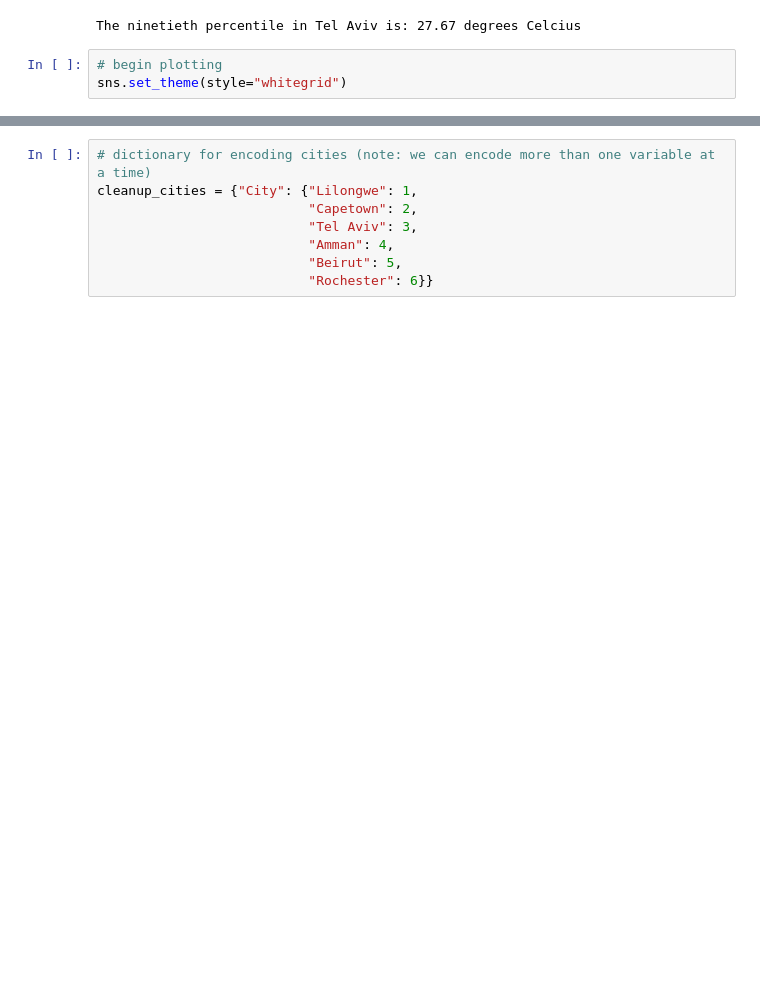
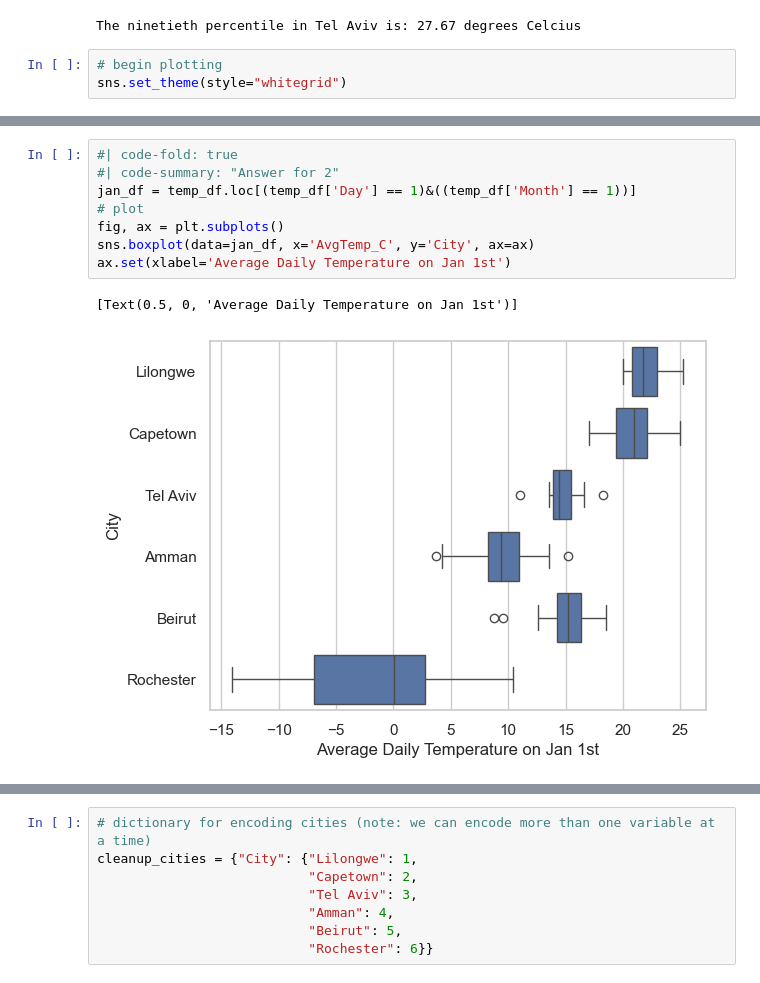
Before and after one commit to ErezFeuer/data-science, a Jupyter notebook: tirgul/tirgul_2/tirgul_2.ipynb, the cells around one changed output, grey strips where cells are left out. Drawn from its saved outputs; the diff is of its cells as text; blank space fills up the shorter version.

```diff
--- a/tirgul/tirgul_2/tirgul_2.ipynb
+++ b/tirgul/tirgul_2/tirgul_2.ipynb
@@ -241,0 +193,11 @@ array(['Lilongwe', 'Capetown', 'Tel Aviv', 'Amman', 'Beirut', 'Rochester'],
+# %%
+#| code-fold: true
+#| code-summary: "Answer for 2"
+jan_df = temp_df.loc[(temp_df['Day'] == 1)&((temp_df['Month'] == 1))]
+# plot
+fig, ax = plt.subplots()
+sns.boxplot(data=jan_df, x='AvgTemp_C', y='City', ax=ax)
+ax.set(xlabel='Average Daily Temperature on Jan 1st')
+# %% [output]
+[Text(0.5, 0, 'Average Daily Temperature on Jan 1st')]
+[figure, added]
```
Also changed, not shown: parts of 54 cells of this notebook, 15 other files.
